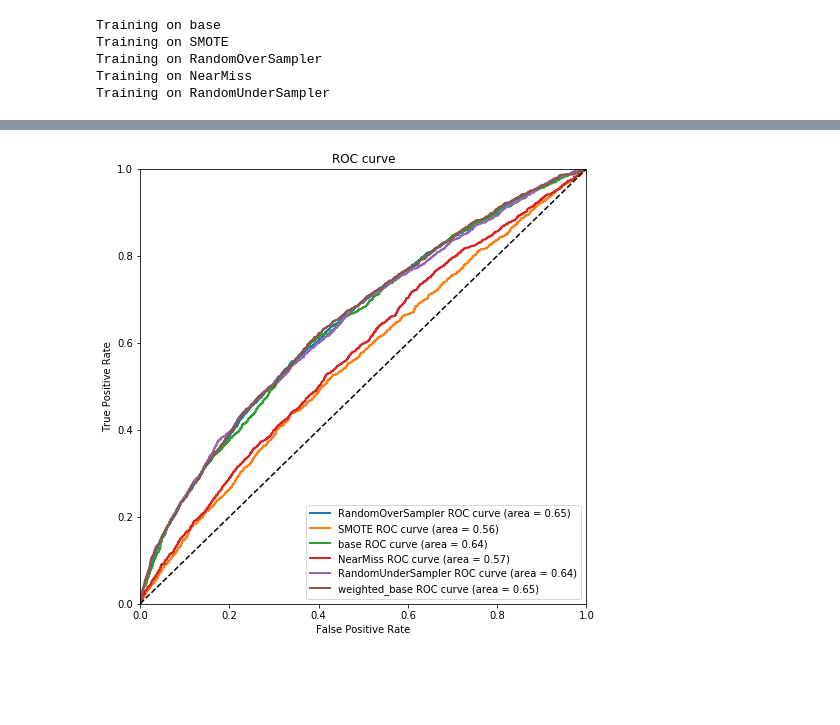
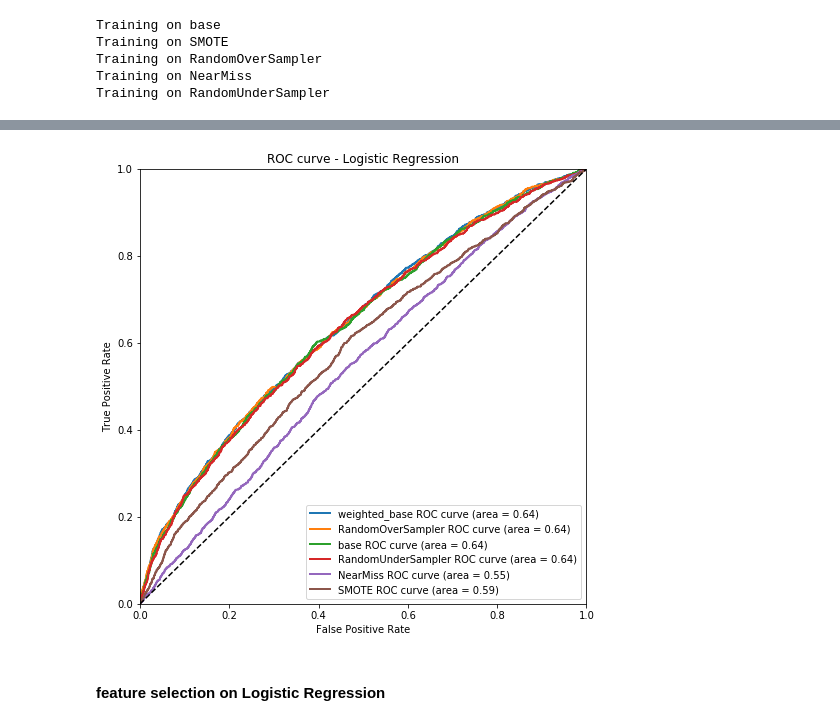
Before and after one commit to hwdsda/Springboard_Capstone1_diabetes_readmission_prediction, a Jupyter notebook: 5_Data_Modeling.ipynb, the cells around one changed output, grey strips where cells are left out. Drawn from its saved outputs; the diff is of its cells as text; code cells hidden in the pictures; blank space fills up the shorter version.

```diff
--- a/5_Data_Modeling.ipynb
+++ b/5_Data_Modeling.ipynb
@@ -63,5 +76,5 @@ dtype: object
 # %%
-X = df.dropna()
+X = df
 y = X.LABEL
 X.drop(['encounter_id','LABEL'], axis=1, inplace=True) #,'change','diabetesMed','num_change',
 X.shape
@@ -95,7 +104,7 @@ Name: LABEL, dtype: int64
 # %% [markdown]
 ### Split into training and test datasets
 # %%
-X_train, X_test, y_train, y_test = train_test_split(X,y,test_size = 0.2, random_state = 0)
+X_train, X_test, y_train, y_test = train_test_split(X, y, test_size = 0.2, random_state = 0, stratify = y)
 print(X_train.shape)
 print(X_test.shape)
 # %% [output]
@@ -107,7 +116,7 @@ print(X_test.shape)
 def benchmark(sampling_type,X,y):
     lr = LogisticRegression(max_iter=1000, solver='liblinear')
     param_grid = {'C':[0.01,0.1,1,10,20]}
-    gs = GridSearchCV(estimator=lr, param_grid=param_grid, scoring='accuracy', cv=5, verbose=2)
+    gs = GridSearchCV(estimator=lr, param_grid=param_grid, scoring='accuracy', cv=5, verbose=0)
     gs = gs.fit(X.values,y.values.ravel())
     return sampling_type,gs.best_score_,gs.best_params_['C']
 
@@ -137,9 +143,7 @@ Transforming RandomUnderSampler
 ### Determine best hyperparameters
 # %%
 benchmark_scores = []
-for sample_type,X,y in datasets:
-    print('______________________________________________________________')
+for sample_type,X1,y1 in datasets:
     print('{}'.format(sample_type))
-    benchmark_scores.append(benchmark(sample_type,X,y))
-    print('______________________________________________________________')
+    benchmark_scores.append(benchmark(sample_type,X1,y1))
 # %% [output]
@@ -302,18 +252,20 @@ sampling_results
 # %%
 plt.figure(figsize=(8,8))
 
 for i in set(fpr_tpr_results['Sampling Type']):
     plt.plot(fpr_tpr_results.fpr[fpr_tpr_results['Sampling Type'] == i].values[0],
              fpr_tpr_results.tpr[fpr_tpr_results['Sampling Type'] == i].values[0],
              label='{} ROC curve (area = {:.2f})'.format(i, sampling_results.auc[sampling_results['Sampling Type'] == i].values[0]),
              linewidth = 2)
 
 plt.plot([0, 1], [0, 1], 'k--') # dashed diagonal
 plt.axis([0, 1, 0, 1])
 plt.xlabel('False Positive Rate')
 plt.ylabel('True Positive Rate')
-plt.title('ROC curve')
+plt.title('ROC curve - Logistic Regression')
 plt.legend(loc='lower right')
 plt.show()
 # %% [output]
-[figure, old version]
+[figure, new version]
+# %% [markdown]
+#### feature selection on Logistic Regression
```
Also changed, not shown: parts of 39 cells of this notebook.
